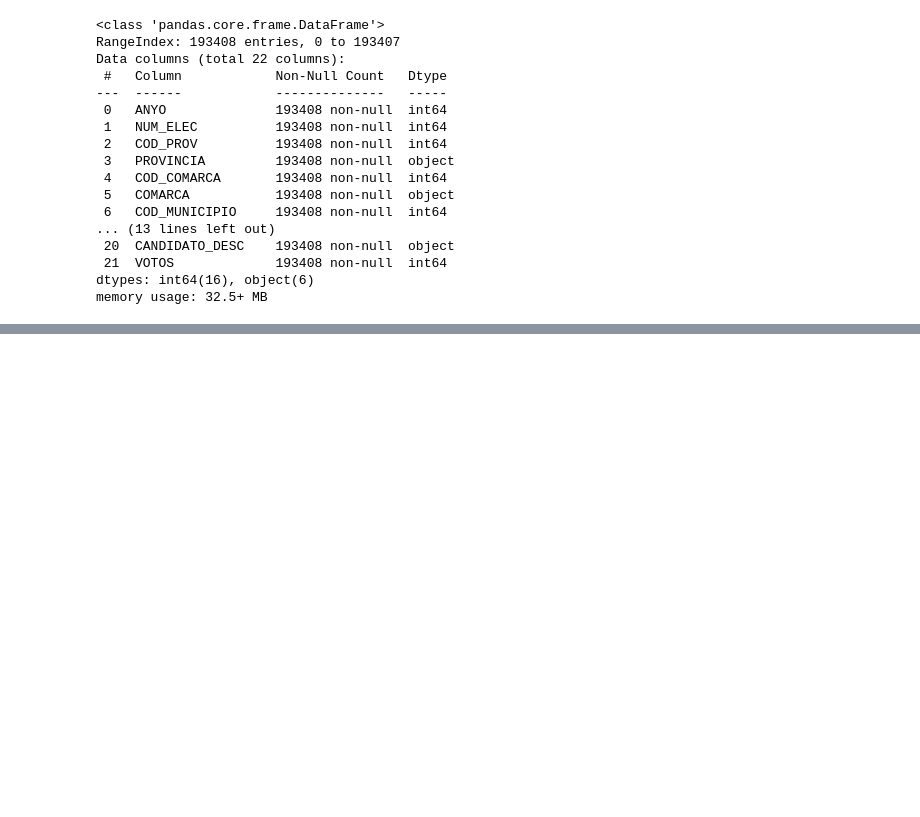
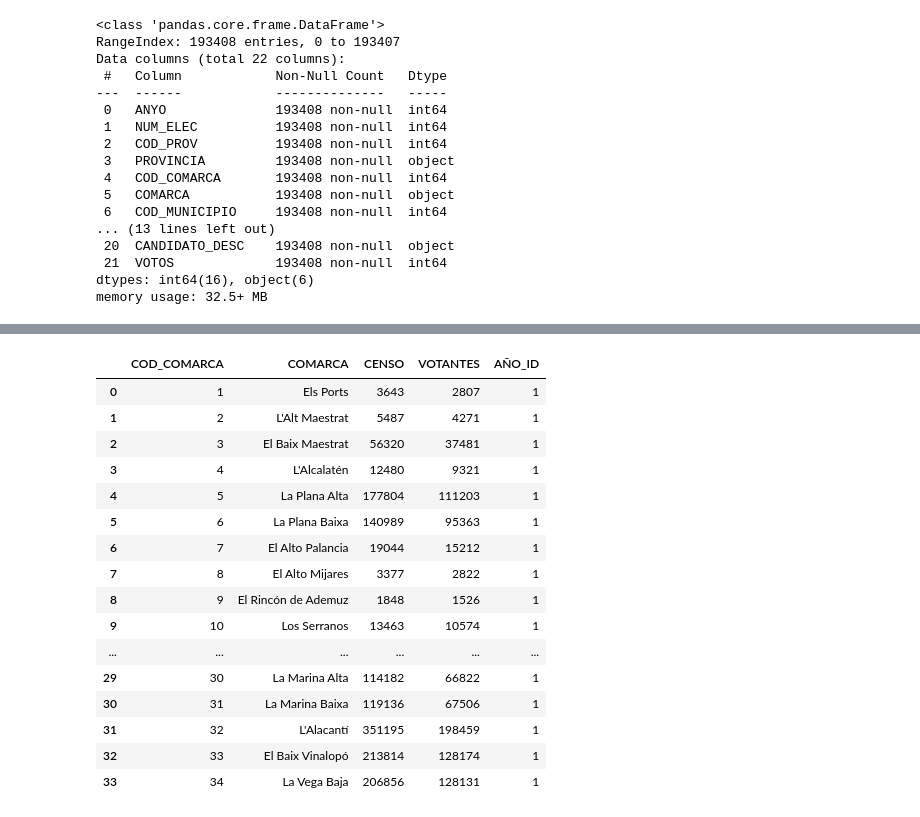
Before and after one commit to amonsalvec/Proyecto_DS_ELECCIONES, a Jupyter notebook: data/Entrega_modulo (1).ipynb, the cells around one changed output, grey strips where cells are left out. Saved outputs shown, nothing was run; the diff lists cells and outputs as text; code cells hidden in the pictures; blank space fills up the shorter version.

```diff
--- a/data/Entrega_modulo (1).ipynb
+++ b/data/Entrega_modulo (1).ipynb
@@ -544,0 +549,26 @@ df_2019_grupos_politicos.to_csv("grupos_politicos_2019.csv", index=False)
+# %%
+df_comarca_censo_votantes_2019 = df_2019[["COD_COMARCA", "COMARCA", "CENSO", "VOTANTES"]].drop_duplicates()
+df_comarca_censo_votantes_sumado_2019 = df_comarca_censo_votantes_2019.groupby(
+    ["COD_COMARCA", "COMARCA"], as_index=False
+)[["CENSO", "VOTANTES"]].sum()
+df_comarca_censo_votantes_sumado_2019["AÑO_ID"] = 1
+df_comarca_censo_votantes_sumado_2019.to_csv("comarcas_censo_votantes_sumado_2019.csv", index=False)
+df_comarca_censo_votantes_sumado_2019
+# %% [output]
+|  | COD_COMARCA | COMARCA | CENSO | VOTANTES | AÑO_ID |
+| 0 | 1 | Els Ports | 3643 | 2807 | 1 |
+| 1 | 2 | L'Alt Maestrat | 5487 | 4271 | 1 |
+| 2 | 3 | El Baix Maestrat | 56320 | 37481 | 1 |
+| 3 | 4 | L'Alcalatén | 12480 | 9321 | 1 |
+| 4 | 5 | La Plana Alta | 177804 | 111203 | 1 |
+| 5 | 6 | La Plana Baixa | 140989 | 95363 | 1 |
+| 6 | 7 | El Alto Palancia | 19044 | 15212 | 1 |
+| 7 | 8 | El Alto Mijares | 3377 | 2822 | 1 |
+| 8 | 9 | El Rincón de Ademuz | 1848 | 1526 | 1 |
+| 9 | 10 | Los Serranos | 13463 | 10574 | 1 |
+| ... | ... | ... | ... | ... | ... |
+| 29 | 30 | La Marina Alta | 114182 | 66822 | 1 |
+| 30 | 31 | La Marina Baixa | 119136 | 67506 | 1 |
+| 31 | 32 | L'Alacantí | 351195 | 198459 | 1 |
+| 32 | 33 | El Baix Vinalopó | 213814 | 128174 | 1 |
+| 33 | 34 | La Vega Baja | 206856 | 128131 | 1 |
```
Also changed, not shown: parts of 7 cells of this notebook.
